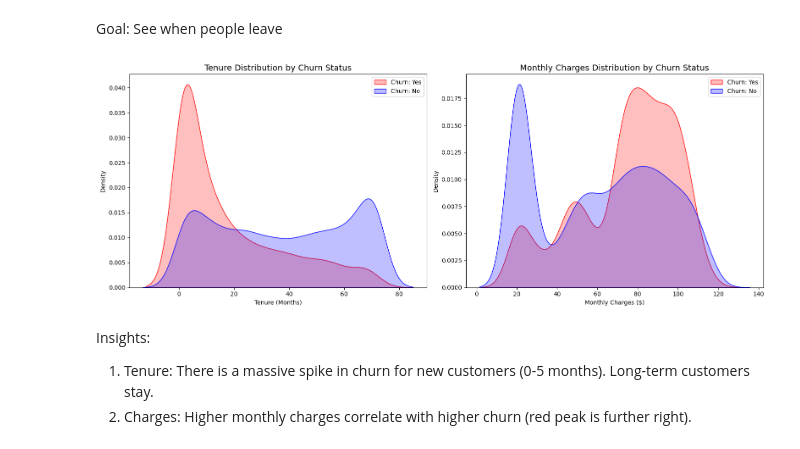
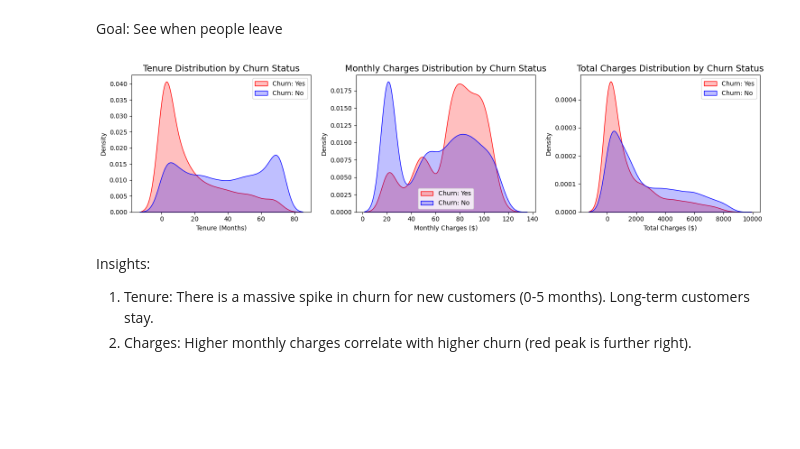
Before and after one commit to scythe410/telco-customer-churn-analysis, a Jupyter notebook: notebooks/exploratory/01-eda-and-visualization.ipynb, the cells around one changed output. Drawn from its saved outputs; the diff is of its cells as text; code cells hidden in the pictures; blank space fills up the shorter version.

```diff
--- a/notebooks/exploratory/01-eda-and-visualization.ipynb
+++ b/notebooks/exploratory/01-eda-and-visualization.ipynb
@@ -199,26 +202,33 @@ This means we should focus on F1-Score or ROC-AUC metrics later, as Accuracy alo
 # %% [markdown]
 Goal: See when people leave
 # %%
-fig, (ax1, ax2) = plt.subplots(1, 2, figsize=(16, 6))
+fig, (ax1, ax2, ax3) = plt.subplots(1, 3, figsize=(15, 4))
 
-# Plot 1: Tenure (When do they leave?)
+# Plot 1: Tenure
 sns.kdeplot(df[df['Churn'] == 'Yes']['tenure'], fill=True, color='red', label='Churn: Yes', ax=ax1)
 sns.kdeplot(df[df['Churn'] == 'No']['tenure'], fill=True, color='blue', label='Churn: No', ax=ax1)
 ax1.set_title('Tenure Distribution by Churn Status', fontsize=14)
 ax1.set_xlabel('Tenure (Months)')
 ax1.legend()
 
-# Plot 2: Monthly Charges (Do expensive plans cause churn?)
+# Plot 2: Monthly Charges
 sns.kdeplot(df[df['Churn'] == 'Yes']['MonthlyCharges'], fill=True, color='red', label='Churn: Yes', ax=ax2)
 sns.kdeplot(df[df['Churn'] == 'No']['MonthlyCharges'], fill=True, color='blue', label='Churn: No', ax=ax2)
 ax2.set_title('Monthly Charges Distribution by Churn Status', fontsize=14)
 ax2.set_xlabel('Monthly Charges ($)')
 ax2.legend()
 
+# Plot 3: Total Charges
+sns.kdeplot(df[df['Churn'] == 'Yes']['TotalCharges'], fill=True, color='red', label='Churn: Yes', ax=ax3)
+sns.kdeplot(df[df['Churn'] == 'No']['TotalCharges'], fill=True, color='blue', label='Churn: No', ax=ax3)
+ax3.set_title('Total Charges Distribution by Churn Status', fontsize=14)
+ax3.set_xlabel('Total Charges ($)')
+ax3.legend()
+
 plt.tight_layout()
 plt.show()
 # %% [output]
-[figure, old version]
+[figure, new version]
 # %% [markdown]
 Insights:
 
```
Also changed, not shown: parts of 3 cells of this notebook, 8 other files.
